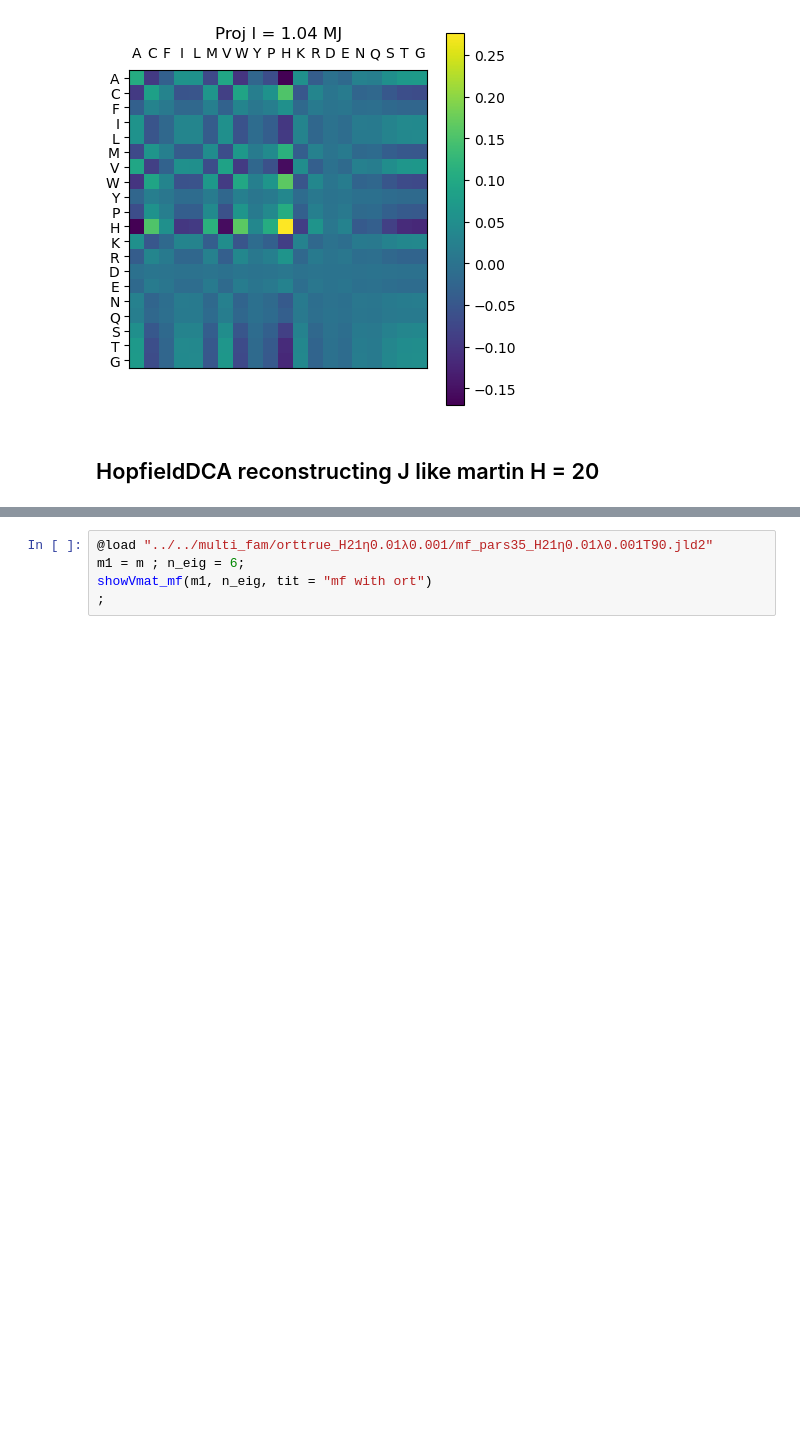
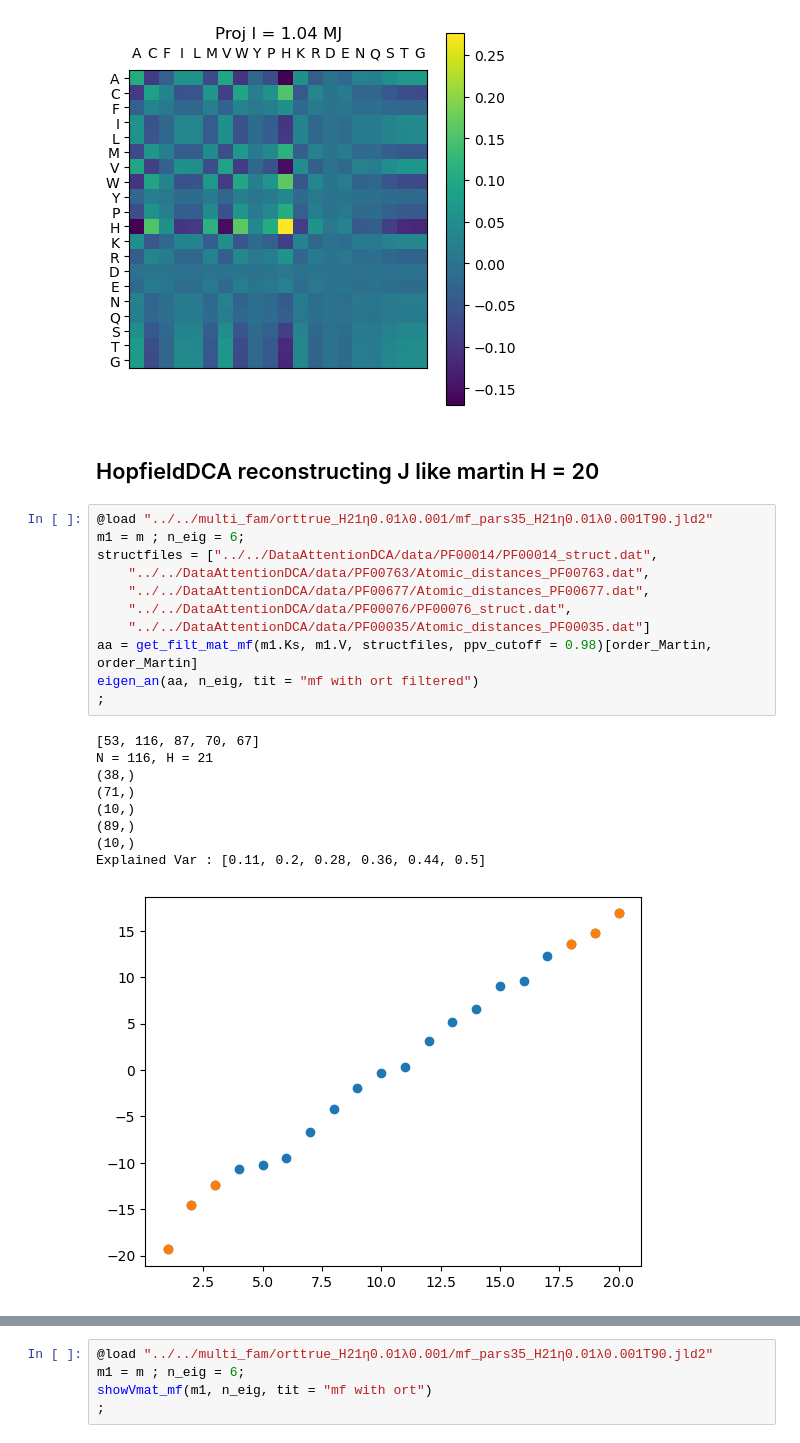
Before and after one commit to leonardodibari/HopfieldDCA.jl, a Jupyter notebook: notebooks/int_matrix.ipynb, the cells around one changed output, grey strips where cells are left out. Saved outputs shown, nothing was run; the diff lists cells and outputs as text; blank space fills up the shorter version.

```diff
--- a/notebooks/int_matrix.ipynb
+++ b/notebooks/int_matrix.ipynb
@@ -117,3 +131,24 @@ Explained Var : [0.34, 0.53, 0.62, 0.7]
 [figure]
 # %% [markdown]
 ## HopfieldDCA reconstructing J like martin H = 20
+# %%
+@load "../../multi_fam/orttrue_H21η0.01λ0.001/mf_pars35_H21η0.01λ0.001T90.jld2"
+m1 = m ; n_eig = 6;
+structfiles = ["../../DataAttentionDCA/data/PF00014/PF00014_struct.dat",
+    "../../DataAttentionDCA/data/PF00763/Atomic_distances_PF00763.dat",
+    "../../DataAttentionDCA/data/PF00677/Atomic_distances_PF00677.dat",
+    "../../DataAttentionDCA/data/PF00076/PF00076_struct.dat",
+    "../../DataAttentionDCA/data/PF00035/Atomic_distances_PF00035.dat"]
+aa = get_filt_mat_mf(m1.Ks, m1.V, structfiles, ppv_cutoff = 0.98)[order_Martin, order_Martin]
+eigen_an(aa, n_eig, tit = "mf with ort filtered")
+;
+# %% [output]
+[53, 116, 87, 70, 67]
+N = 116, H = 21
+(38,)
+(71,)
+(10,)
+(89,)
+(10,)
+Explained Var : [0.11, 0.2, 0.28, 0.36, 0.44, 0.5]
+[figure, added]
```
Also changed, not shown: parts of 8 cells of this notebook, 1 other file.
